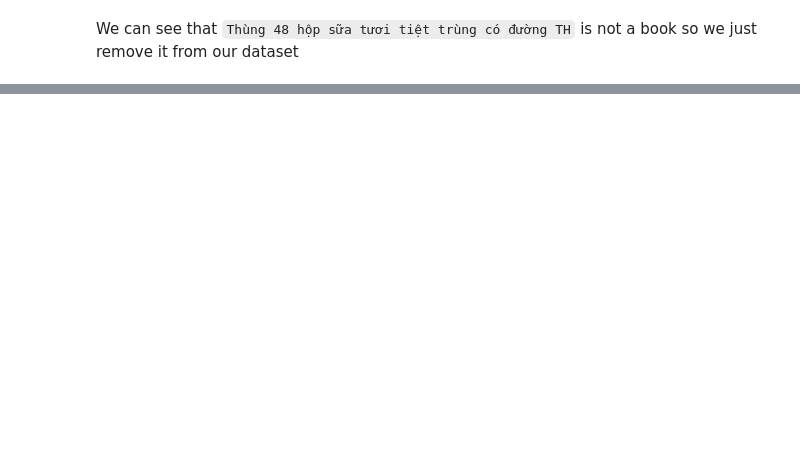
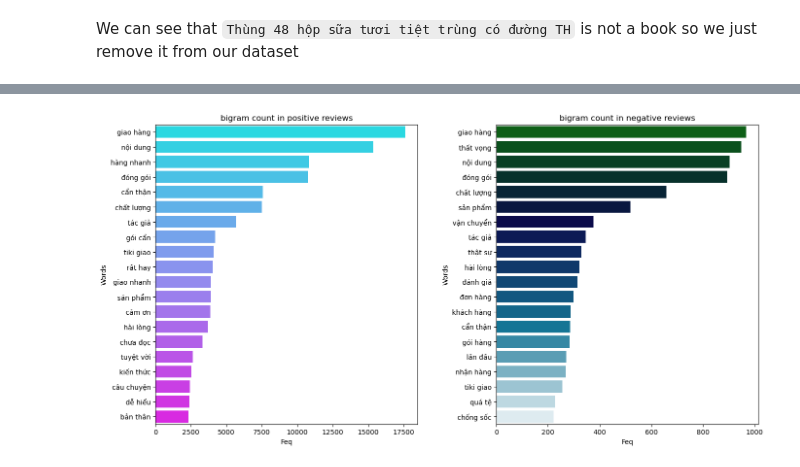
Before and after one commit to trungluong12/LTCKHDL_FinalProject, a Jupyter notebook: FinalProject.ipynb, the cells around one changed output, grey strips where cells are left out. Saved outputs shown, nothing was run; the diff lists cells and outputs as text; code cells hidden in the pictures; blank space fills up the shorter version.

```diff
--- a/FinalProject.ipynb
+++ b/FinalProject.ipynb
@@ -652,0 +715,6 @@ from sklearn.decomposition import LatentDirichletAllocation
+# %%
+fd_sorted_pos = ngrams(comment_df[comment_df.rating>=3]["clean_text"],2)
+fd_sorted_neg = ngrams(comment_df[comment_df.rating<3]["clean_text"],2)
+visualize_words(fd_sorted_pos,'bigram count in positive reviews',fd_sorted_neg,'bigram count in negative reviews','cool')
+# %% [output]
+[figure, added]
```
Also changed, not shown: parts of 84 cells of this notebook.
